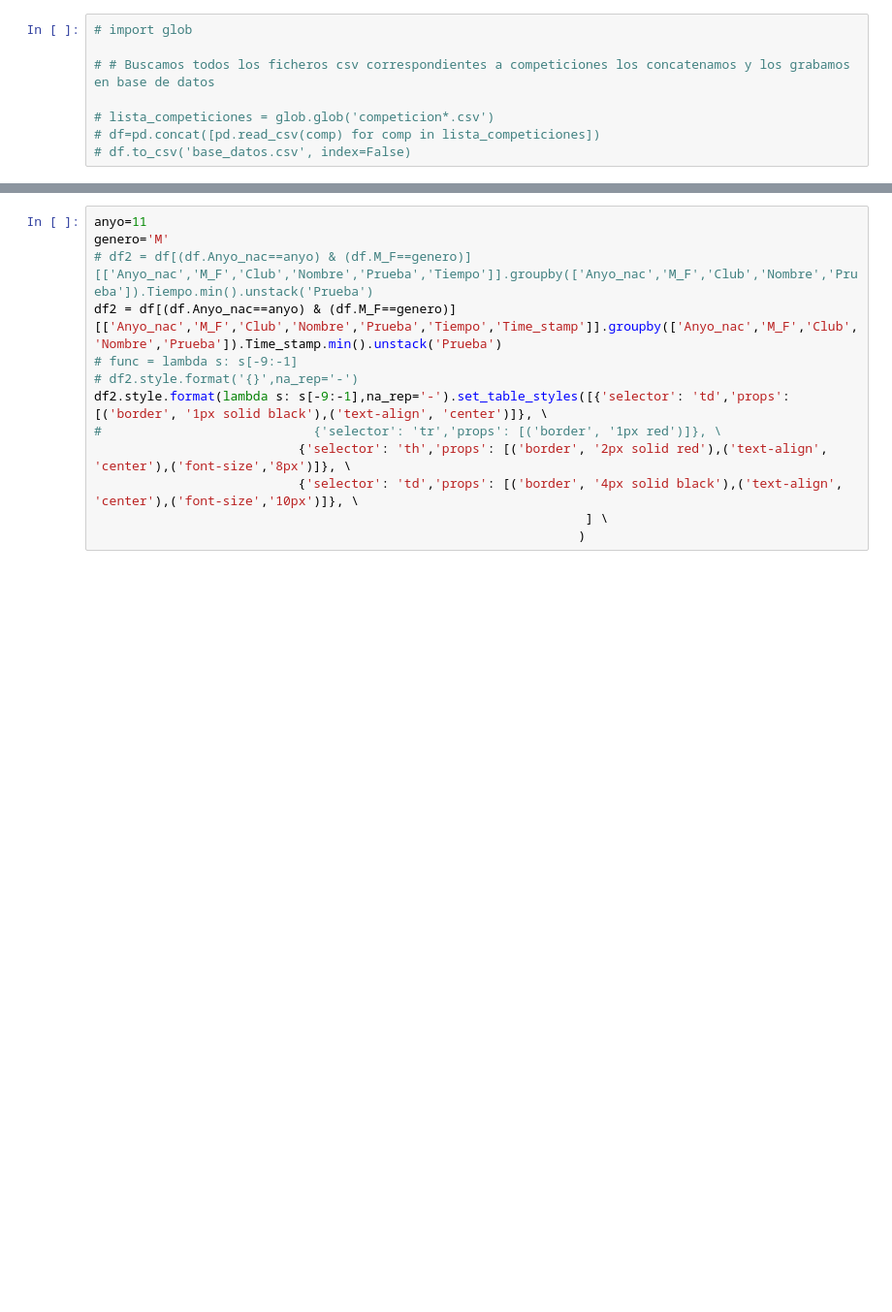
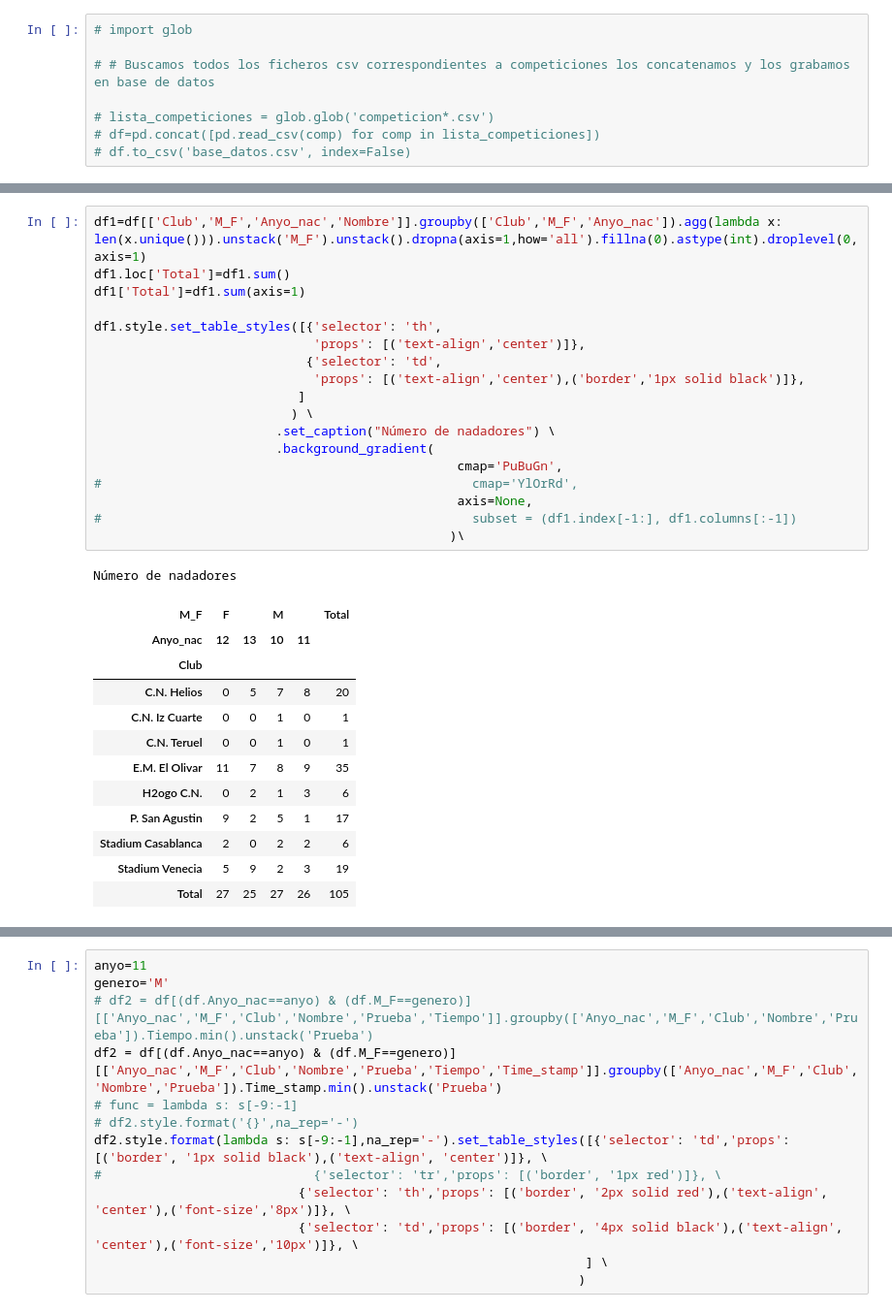
Before and after one commit to crdguez/dashboard_natacion, a Jupyter notebook: importar_datos/Explotar resultados.ipynb, the cells around one changed output, grey strips where cells are left out. Shown at 97% size. Cells and saved outputs as stored; diff of their text form; blank space fills up the shorter version.

```diff
--- a/importar_datos/Explotar resultados.ipynb
+++ b/importar_datos/Explotar resultados.ipynb
@@ -38,0 +60,32 @@ df1.style.set_table_styles([{'selector': 'td','props': [('border', '1px solid bl
+# %%
+df1=df[['Club','M_F','Anyo_nac','Nombre']].groupby(['Club','M_F','Anyo_nac']).agg(lambda x: len(x.unique())).unstack('M_F').unstack().dropna(axis=1,how='all').fillna(0).astype(int).droplevel(0, axis=1)
+df1.loc['Total']=df1.sum()
+df1['Total']=df1.sum(axis=1)
+
+df1.style.set_table_styles([{'selector': 'th',
+                             'props': [('text-align','center')]},
+                            {'selector': 'td',
+                             'props': [('text-align','center'),('border','1px solid black')]},
+                           ]
+                          ) \
+                        .set_caption("Número de nadadores") \
+                        .background_gradient(
+                                                cmap='PuBuGn',
+#                                                 cmap='YlOrRd',
+                                                axis=None,
+#                                                 subset = (df1.index[-1:], df1.columns[:-1])
+                                               )\
+# %% [output]
+Número de nadadores
+| M_F | F |  | M |  | Total |
+| Anyo_nac | 12 | 13 | 10 | 11 |  |
+| Club |  |  |  |  |  |
+| C.N. Helios | 0 | 5 | 7 | 8 | 20 |
+| C.N. Iz Cuarte | 0 | 0 | 1 | 0 | 1 |
+| C.N. Teruel | 0 | 0 | 1 | 0 | 1 |
+| E.M. El Olivar | 11 | 7 | 8 | 9 | 35 |
+| H2ogo C.N. | 0 | 2 | 1 | 3 | 6 |
+| P. San Agustin | 9 | 2 | 5 | 1 | 17 |
+| Stadium Casablanca | 2 | 0 | 2 | 2 | 6 |
+| Stadium Venecia | 5 | 9 | 2 | 3 | 19 |
+| Total | 27 | 25 | 27 | 26 | 105 |
```
Also changed, not shown: parts of 4 cells of this notebook, 2 other files.
